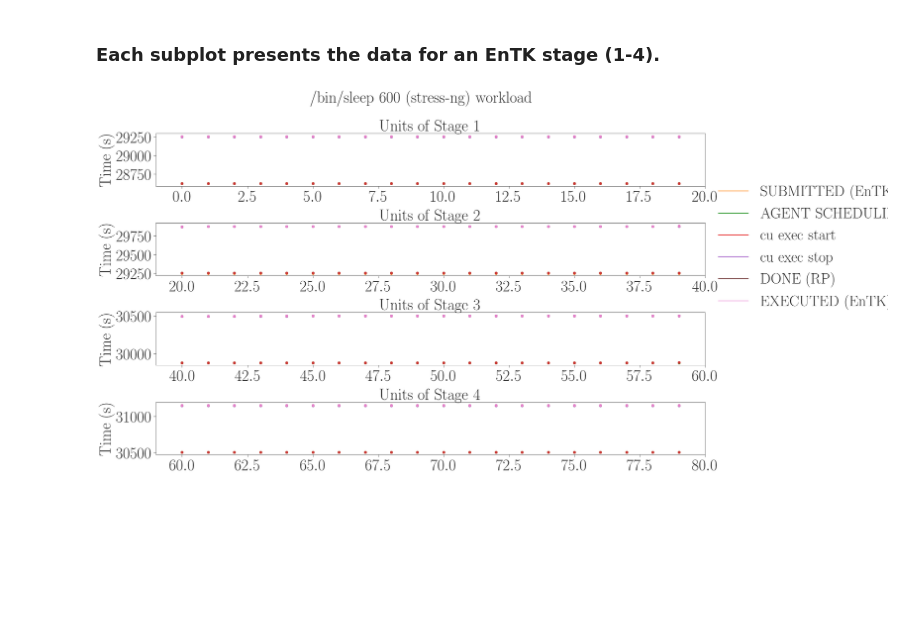
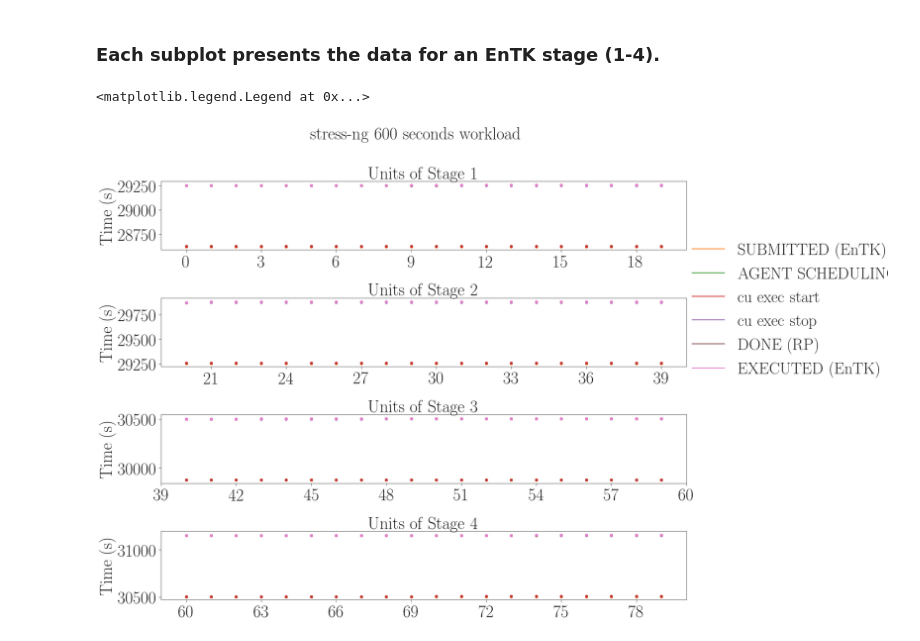
Before and after one commit to radical-experiments/htbac-escience-18, a Jupyter notebook: workflow/stress-ng-10-minutes.ipynb, the cells around one changed output. Drawn from its saved outputs; the diff is of its cells as text; code cells hidden in the pictures; blank space fills up the shorter version.

Commit message:
stress-ng fix plots

```diff
--- a/workflow/stress-ng-10-minutes.ipynb
+++ b/workflow/stress-ng-10-minutes.ipynb
@@ -243,14 +244,16 @@ nunits = [1,2,3,4]
 fwidth = 32
 fhight = 10
 
-fig, axarr = plt.subplots(4, figsize=(25,15))
-fig.suptitle('/bin/sleep 600 (stress-ng) workload')
+fig, axarr = plt.subplots(4, figsize=(22,18))
+fig.suptitle('stress-ng 600 seconds workload')
 axarr[0].scatter(stage_1['SUBMITTED (EnTK)'].index, stage_1['SUBMITTED (EnTK)'],  marker='o', color=tableau20[2])
 axarr[0].scatter(stage_1['AGENT_SCHEDULING'].index, stage_1['AGENT_SCHEDULING'],  marker='o', color=tableau20[4])
 axarr[0].scatter(stage_1['cu_exec_start'].index, stage_1['cu_exec_start'],  marker='o', color=tableau20[6])
 axarr[0].scatter(stage_1['cu_exec_start'].index, stage_1['cu_exec_stop'],  marker='o', color=tableau20[8])
 axarr[0].scatter(stage_1['EXECUTED (EnTK)'].index, stage_1['EXECUTED (EnTK)'],  marker='o', color=tableau20[10])
 axarr[0].scatter(stage_1['DONE (EnTK)'].index, stage_1['DONE (EnTK)'],  marker='o', color=tableau20[12])
+axarr[0].set_xlim(-1,20)
+axarr[0].xaxis.set_major_locator(MaxNLocator(integer=True))
 axarr[0].set_ylabel('Time (s)')
 axarr[0].set_title('Units of Stage 1')
 
@@ -262,7 +265,12 @@ axarr[1].scatter(stage_2['cu_exec_start'].index, stage_2['cu_exec_stop'],  marke
 axarr[1].scatter(stage_2['EXECUTED (EnTK)'].index, stage_2['EXECUTED (EnTK)'],  marker='o', color=tableau20[10])
 axarr[1].scatter(stage_2['DONE (EnTK)'].index, stage_2['DONE (EnTK)'],  marker='o', color=tableau20[12])
 axarr[1].set_title('Units of Stage 2')
+axarr[1].xaxis.set_major_locator(MaxNLocator(integer=True))
 axarr[1].set_ylabel('Time (s)')
+axarr[1].set_xlim(19,40)
+#axarr[1].set_ylim(29200,30000)
+# axarr[1].set_yticklabels([29250,29250,29250,29750])
+# axarr[1].yaxis.set_major_locator(MaxNLocator(integer=True))
 
 axarr[2].scatter(stage_3['SUBMITTED (EnTK)'].index, stage_3['SUBMITTED (EnTK)'],  marker='o', color=tableau20[2])
 axarr[2].scatter(stage_3['AGENT_SCHEDULING'].index, stage_3['AGENT_SCHEDULING'],  marker='o', color=tableau20[4])
@@ -271,6 +279,9 @@ axarr[2].scatter(stage_3['cu_exec_start'].index, stage_3['cu_exec_stop'],  marke
 axarr[2].scatter(stage_3['EXECUTED (EnTK)'].index, stage_3['EXECUTED (EnTK)'],  marker='o', color=tableau20[10])
 axarr[2].scatter(stage_3['DONE (EnTK)'].index, stage_3['DONE (EnTK)'],  marker='o', color=tableau20[12])
 axarr[2].set_title('Units of Stage 3')
+axarr[2].set_xlim(39,60)
+axarr[2].xaxis.set_major_locator(MaxNLocator(integer=True))
+#axarr[2].set_yticklabels([29750,30000,30000,30500])
 axarr[2].set_ylabel('Time (s)')
 
 axarr[3].scatter(stage_4['SUBMITTED (EnTK)'].index, stage_4['SUBMITTED (EnTK)'],  marker='o', color=tableau20[2])
@@ -278,33 +289,36 @@ axarr[3].scatter(stage_4['AGENT_SCHEDULING'].index, stage_4['AGENT_SCHEDULING'],
 axarr[3].scatter(stage_4['cu_exec_start'].index, stage_4['cu_exec_start'],  marker='o', color=tableau20[6])
 axarr[3].scatter(stage_4['cu_exec_start'].index, stage_4['cu_exec_stop'],  marker='o', color=tableau20[8])
 axarr[3].scatter(stage_4['EXECUTED (EnTK)'].index, stage_4['EXECUTED (EnTK)'],  marker='o', color=tableau20[10])
 axarr[3].scatter(stage_4['DONE (EnTK)'].index, stage_4['DONE (EnTK)'],  marker='o', color=tableau20[12])
 axarr[3].set_title('Units of Stage 4')
+axarr[3].set_xlim(59,80)
+axarr[3].xaxis.set_major_locator(MaxNLocator(integer=True))
 axarr[3].set_ylabel('Time (s)')
 
 fig.subplots_adjust(hspace=0.7)
 fig.legend((
                 mpl.lines.Line2D([], [], color=tableau20[2]),
                 mpl.lines.Line2D([], [], color=tableau20[4]),
                 mpl.lines.Line2D([], [], color=tableau20[6]),
                 mpl.lines.Line2D([], [], color=tableau20[8]),
                 mpl.lines.Line2D([], [], color=tableau20[10]),
                 mpl.lines.Line2D([], [], color=tableau20[12])
            ),
            (
                'SUBMITTED (EnTK)',
                'AGENT SCHEDULING',
                'cu exec start',
                 'cu exec stop',
                 'DONE (RP)',
                 'EXECUTED (EnTK)',
                 'DONE (EnTK)'
            ),
             bbox_to_anchor=(.87, .7), loc=2, borderaxespad=0.)
 
 
 # fig.legend(bbox_to_anchor=(1.05, 1), loc=2, borderaxespad=0.)
-plt.savefig('stress-ng-600-seconds-2P.pdf', dpi=300, bbox_inches='tight')
-plt.savefig('stress-ng-600-seconds-2P.png', dpi=300, bbox_inches='tight')
+# plt.savefig('stress-ng-600-seconds-2P.pdf', dpi=300, bbox_inches='tight')
+# plt.savefig('stress-ng-600-seconds-2P.png', dpi=300, bbox_inches='tight')
 # %% [output]
+<matplotlib.legend.Legend at 0x...>
-[figure, old version]
+[figure, new version]
```
Also changed, not shown: parts of 1 cell of this notebook.
